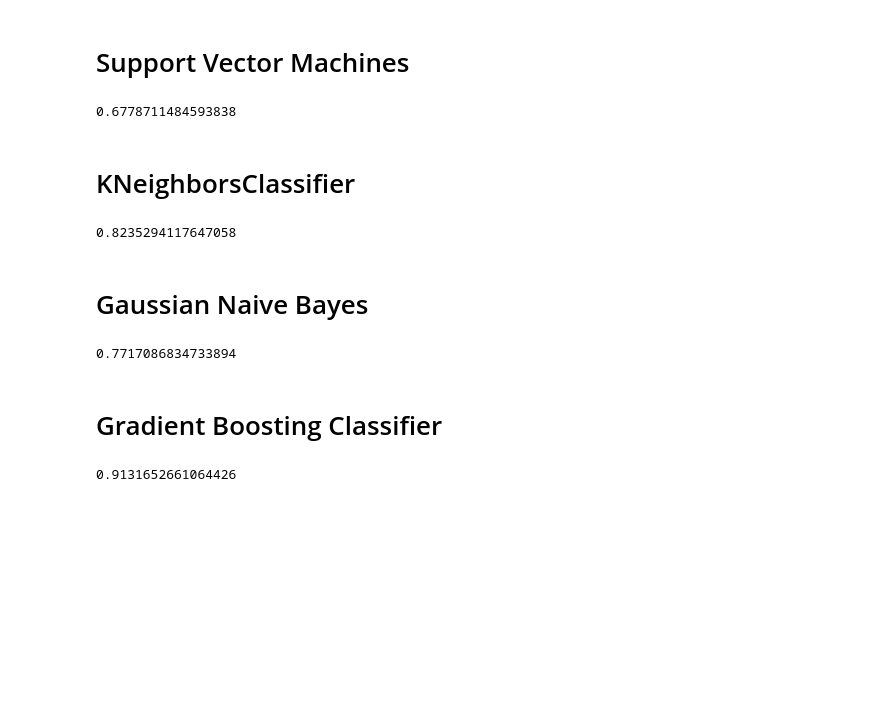
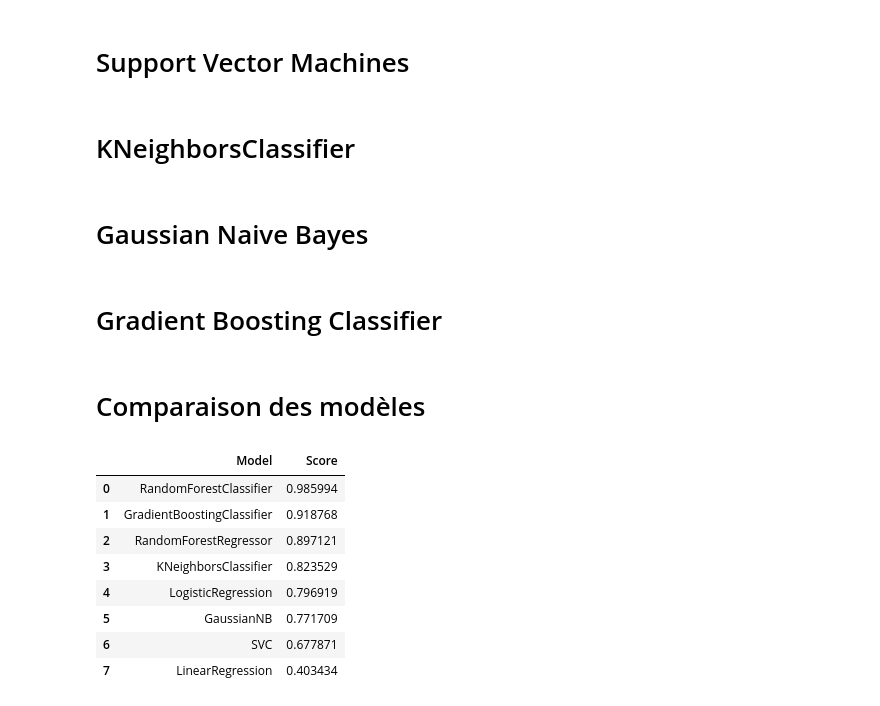
Before and after one commit to etekeli/Data-Science-Notebooks, a Jupyter notebook: titanic.ipynb, the cells around one changed output. Cells and saved outputs as stored; diff of their text form; code cells hidden in the pictures; blank space fills up the shorter version.

```diff
--- a/titanic.ipynb
+++ b/titanic.ipynb
@@ -225,11 +231,11 @@ from sklearn.svm import SVC
 
 model = SVC()
 model.fit(train_X, train_y)
+models_names.append("SVC")
 
 test_predictions = model.predict(test_X)
-model.score(train_X, train_y)
+score = model.score(train_X, train_y)
+scores.append(score)
-# %% [output]
-0.6778711484593838
 # %% [markdown]
 # KNeighborsClassifier
 # %%
@@ -237,11 +243,11 @@ from sklearn.neighbors import KNeighborsClassifier
 
 model = KNeighborsClassifier(n_neighbors = 2)
 model.fit(train_X, train_y)
+models_names.append("KNeighborsClassifier")
 
 test_predictions = model.predict(test_X)
-model.score(train_X, train_y)
+score = model.score(train_X, train_y)
+scores.append(score)
-# %% [output]
-0.8235294117647058
 # %% [markdown]
 # Gaussian Naive Bayes
 # %%
@@ -249,20 +255,37 @@ from sklearn.naive_bayes import GaussianNB
 
 model = GaussianNB()
 model.fit(train_X, train_y)
+models_names.append("GaussianNB")
 
 test_predictions = model.predict(test_X)
-model.score(train_X, train_y)
+score = model.score(train_X, train_y)
+scores.append(score)
-# %% [output]
-0.7717086834733894
 # %% [markdown]
 # Gradient Boosting Classifier
 # %%
 from sklearn.ensemble import GradientBoostingClassifier
 
-model = GradientBoostingClassifier(n_estimators=131)
+model = GradientBoostingClassifier(n_estimators=150)
 model.fit(train_X, train_y)
+models_names.append("GradientBoostingClassifier")
 
 test_predictions = model.predict(test_X)
-model.score(train_X, train_y)
+score = model.score(train_X, train_y)
+scores.append(score)
-# %% [output]
-0.9131652661064426
+# %% [markdown]
+# Comparaison des modèles
+# %%
+models = pd.DataFrame({'Model': models_names,
+                       'Score': scores})
+
+models.sort_values(by = 'Score', ascending = False, ignore_index=True)
+# %% [output]
+|  | Model | Score |
+| 0 | RandomForestClassifier | 0.985994 |
+| 1 | GradientBoostingClassifier | 0.918768 |
+| 2 | RandomForestRegressor | 0.897121 |
+| 3 | KNeighborsClassifier | 0.823529 |
+| 4 | LogisticRegression | 0.796919 |
+| 5 | GaussianNB | 0.771709 |
+| 6 | SVC | 0.677871 |
+| 7 | LinearRegression | 0.403434 |
```
Also changed, not shown: parts of 12 cells of this notebook.
